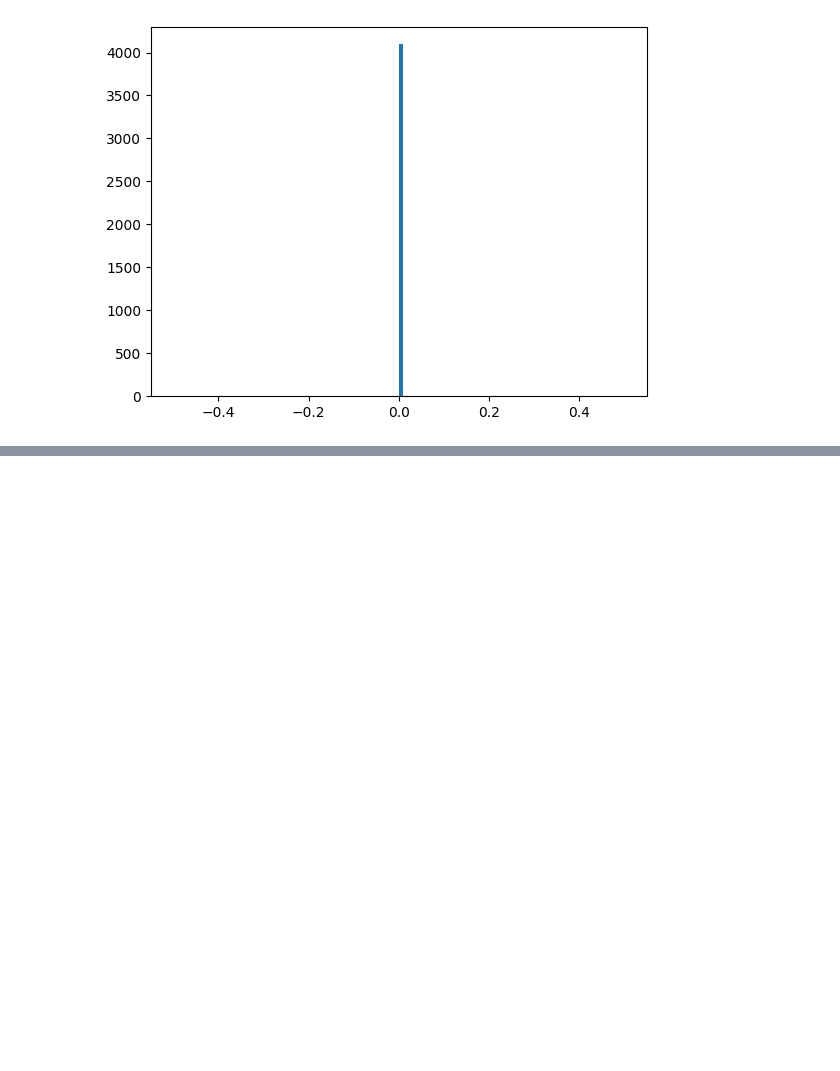
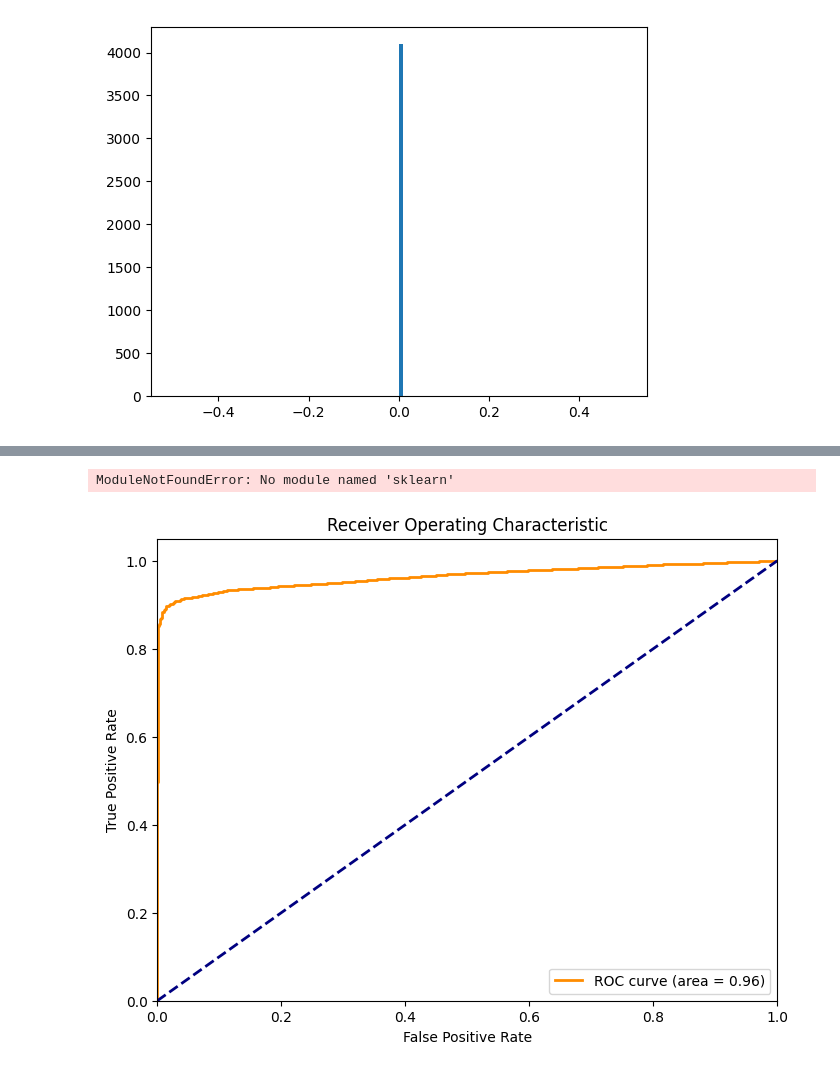
Before and after one commit to ML4GW/gwak, a Jupyter notebook: gwak/train/tests_ssm.ipynb, the cells around one changed output, grey strips where cells are left out. Cells and saved outputs as stored; diff of their text form; code cells hidden in the pictures; blank space fills up the shorter version.

```diff
--- a/gwak/train/tests_ssm.ipynb
+++ b/gwak/train/tests_ssm.ipynb
@@ -347,0 +350,78 @@ plt.savefig("test.png")
+# %%
+combined_model_path = "/home/eric.moreno/gwak2/gwak/output/combination/model_JIT.pt" # Replace with your actual model file path
+combined_model = torch.jit.load(combined_model_path)
+combined_model = combined_model.to(device)
+combined_model.eval()
+
+# Containers to store anomaly scores and binary labels
+all_scores = []
+all_binary_labels = []
+
+# Iterate over the test data loader
+for batch in tqdm(test_loader):
+    [batch] = batch
+    # Generate the corresponding waveforms
+    waveforms, params, ras, decs, phics = loader.generate_waveforms(batch.shape[0])
+    batch = batch.to(device)
+
+    # Process the waveforms into the required input format
+    x = loader.multiInject(waveforms, batch)
+
+    # Reconstruct the ground truth multi-class labels
+    labels = torch.cat([(i+1)*torch.ones(loader.num_per_class[i]) for i in range(loader.num_classes)]).to(device)
+
+    with torch.no_grad():
+        # The combined model directly outputs the anomaly score
+        scores = combined_model(x).squeeze()  # (batch_size,)
+        scores = scores.cpu().numpy()
+        # Invert the scores so that higher values correspond to more anomalous behavior
+        scores = -scores
+
+    # Convert the multi-class labels to binary labels:
+    # Treat "Background" (assumed to be label 8) as 0 (normal) and all other classes as 1 (anomaly)
+    binary_labels = (labels != 8).cpu().numpy()
+
+    all_scores.append(scores)
+    all_binary_labels.append(binary_labels)
+
+# Concatenate scores and labels across batches
+all_scores = np.concatenate(all_scores)
+all_binary_labels = np.concatenate(all_binary_labels)
+
+# Compute the ROC curve and AUC using scikit-learn
+from sklearn.metrics import roc_curve, auc
+fpr, tpr, thresholds = roc_curve(all_binary_labels, all_scores)
+roc_auc = auc(fpr, tpr)
+
+# Plot the ROC curve
+plt.figure(figsize=(8,6))
+plt.plot(fpr, tpr, color="darkorange", lw=2, label=f"ROC curve (area = {roc_auc:.2f})")
+plt.plot([0, 1], [0, 1], color="navy", lw=2, linestyle="--")
+plt.xlim([0.0, 1.0])
+plt.ylim([0.0, 1.05])
+plt.xlabel("False Positive Rate")
+plt.ylabel("True Positive Rate")
+plt.title("Receiver Operating Characteristic")
+plt.legend(loc="lower right")
+plt.show()
+# %% [output]
+ModuleNotFoundError: No module named 'sklearn'
+# %%
+# Compute the ROC curve and AUC using scikit-learn
+from sklearn.metrics import roc_curve, auc
+fpr, tpr, thresholds = roc_curve(all_binary_labels, all_scores)
+roc_auc = auc(fpr, tpr)
+
+# Plot the ROC curve
+plt.figure(figsize=(8,6))
+plt.plot(fpr, tpr, color="darkorange", lw=2, label=f"ROC curve (area = {roc_auc:.2f})")
+plt.plot([0, 1], [0, 1], color="navy", lw=2, linestyle="--")
+plt.xlim([0.0, 1.0])
+plt.ylim([0.0, 1.05])
+plt.xlabel("False Positive Rate")
+plt.ylabel("True Positive Rate")
+plt.title("Receiver Operating Characteristic")
+plt.legend(loc="lower right")
+plt.show()
+# %% [output]
+[figure, added]
```
Also changed, not shown: parts of 9 cells of this notebook.
